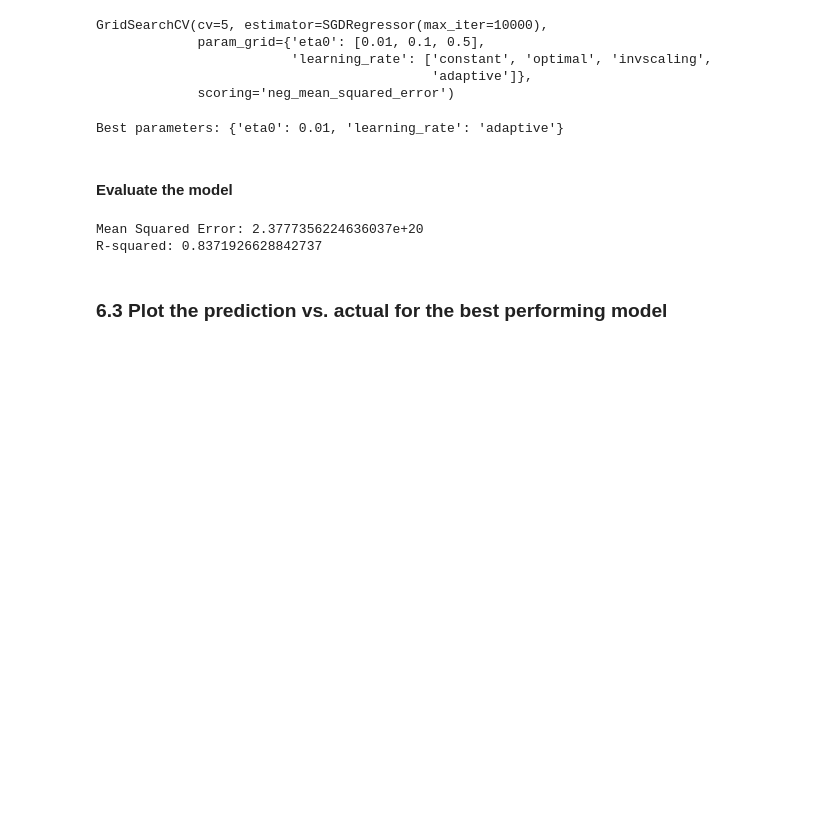
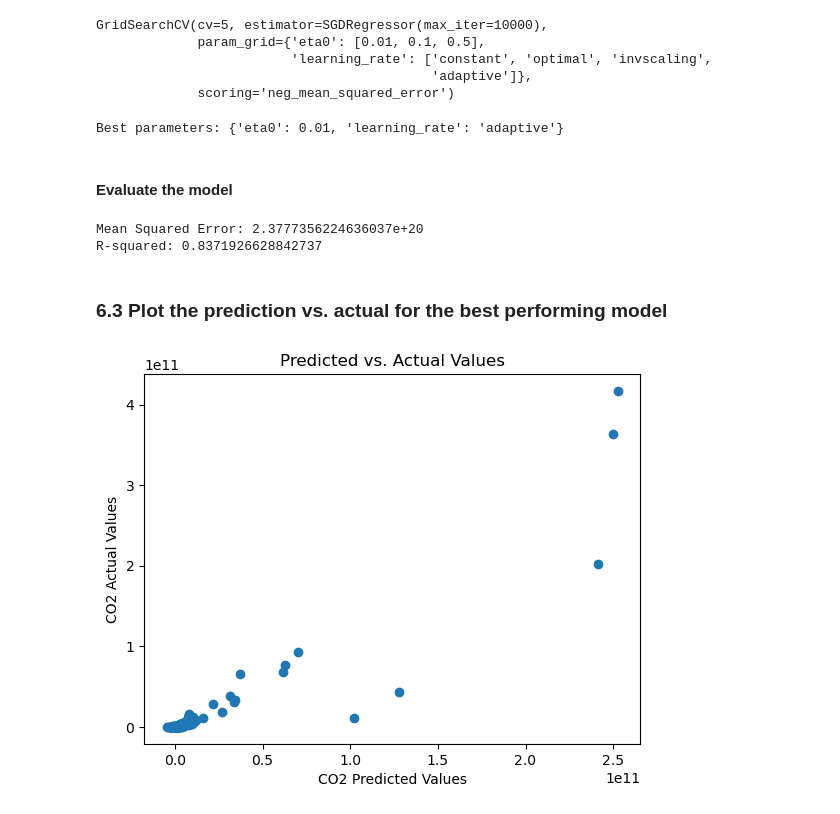
Before and after one commit to Nelius1k/Regression-Model, a Jupyter notebook: co2-Emissions.ipynb, the cells around one changed output. Cells and saved outputs as stored; diff of their text form; code cells hidden in the pictures; blank space fills up the shorter version.

```diff
--- a/co2-Emissions.ipynb
+++ b/co2-Emissions.ipynb
@@ -612,3 +612,13 @@ Mean Squared Error: 2.3777356224636037e+20
 R-squared: 0.8371926628842737
 # %% [markdown]
 ### 6.3 Plot the prediction vs. actual for the best performing model
+# %%
+import matplotlib.pyplot as plt
+
+plt.scatter(sgd_pred_y2, y_test)
+plt.xlabel("CO2 Predicted Values")
+plt.ylabel("CO2 Actual Values")
+plt.title("Predicted vs. Actual Values")
+plt.show()
+# %% [output]
+[figure, added]
```
